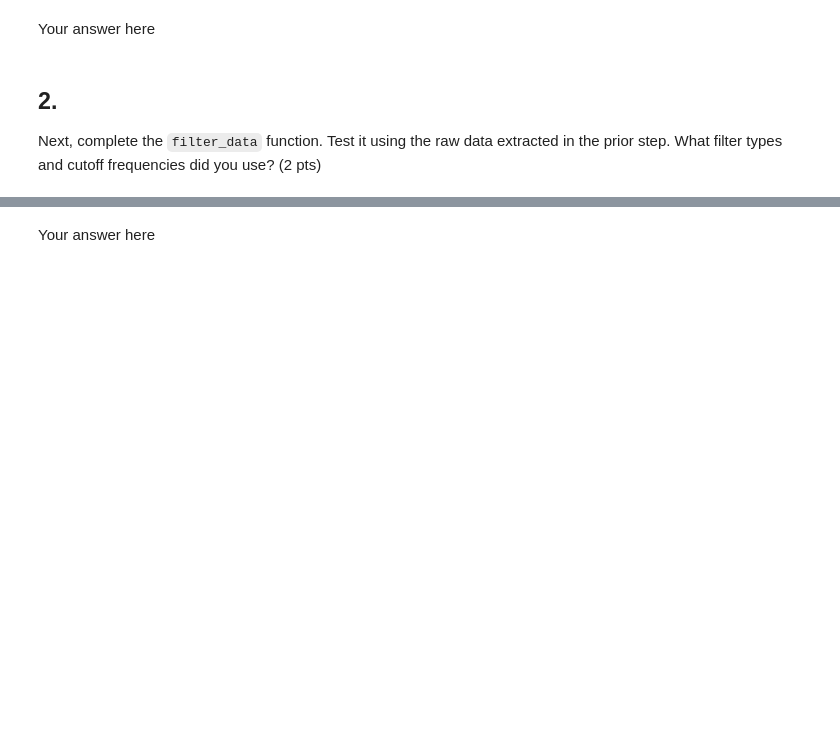
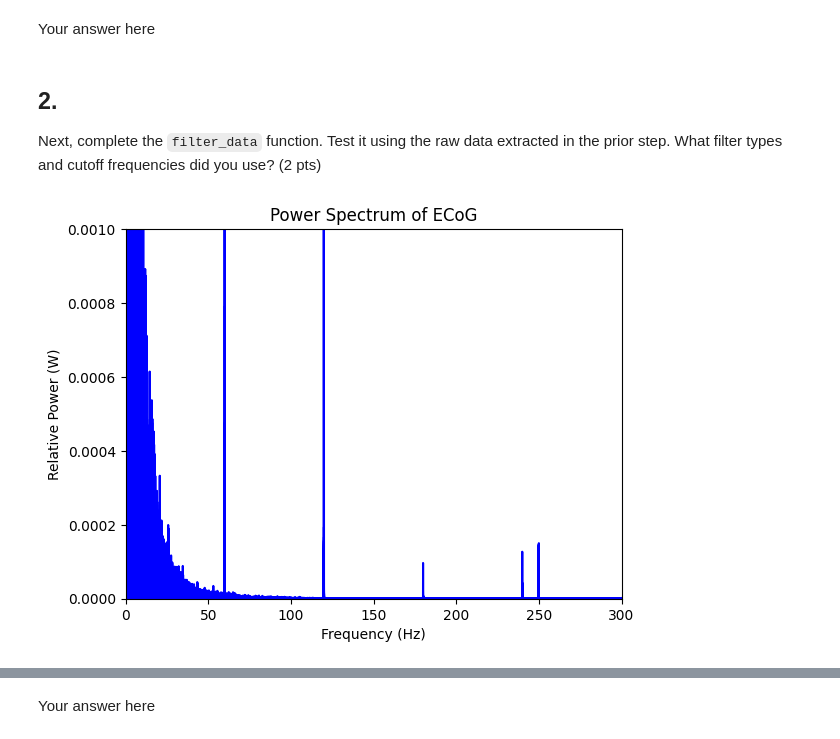
Before and after one commit to rotom303/Final_Project, a Jupyter notebook: Final_Project_Part_1_Questions.ipynb, the cells around one changed output, grey strips where cells are left out. Cells and saved outputs as stored; diff of their text form; code cells hidden in the pictures; blank space fills up the shorter version.

Commit message:
Overthinking Filter Design

```diff
--- a/Final_Project_Part_1_Questions.ipynb
+++ b/Final_Project_Part_1_Questions.ipynb
@@ -131,0 +146,15 @@ Extract the dataglove and ECoG data for each subject from the pickle file. Feel
+# %%
+m = len(proj_data['ecog'][0][:,0]) # Number of samples per channel
+trn_m = int(m *2/3)
+tst_m = int(m/3)
+print(f'There are {m} samples per channel for each ECoG recording.')
+print(f'The first {trn_m} samples in each channel will be the traing data.')
+print(f'The remaining {tst_m} samples in each channel will be for validation.')
+training = []
+testing = []
+for i in range(3):
+  total = len(proj_data['ecog'][i].flatten())
+  training.append(proj_data['ecog'][i][0:trn_m,:])
+  testing.append(proj_data['ecog'][i][trn_m:m,:])
+  print(f'In subject {i+1}, there are a total of {total} ECoG samples.')
+  print(f'{len(training[i].flatten())} for training and {len(testing[i].flatten())} for testing')
@@ -131,0 +171,15 @@ Extract the dataglove and ECoG data for each subject from the pickle file. Feel
+# %%
+m = len(proj_data['data_glove'][0][:,0]) # Number of samples per channel
+trn_m = int(m *2/3)
+tst_m = int(m/3)
+print(f'There are {m} samples per channel for each ECoG recording.')
+print(f'The first {trn_m} samples in each channel will be the traing data.')
+print(f'The remaining {tst_m} samples in each channel will be for validation.')
+trainingGlove = []
+testingGlove = []
+for i in range(3):
+  total = len(proj_data['data_glove'][i].flatten())
+  trainingGlove.append(proj_data['data_glove'][i][0:trn_m,:])
+  testingGlove.append(proj_data['data_glove'][i][trn_m:m,:])
+  print(f'In subject {i+1}, there are a total of {total} Data Glove samples.')
+  print(f'{len(trainingGlove[i].flatten())} for training and {len(testingGlove[i].flatten())} for testing')
@@ -134,3 +208,20 @@ Your answer here
 # %% [markdown]
 ## 2.
 Next, complete the `filter_data` function. Test it using the raw data extracted in the prior step. What filter types and cutoff frequencies did you use? (2 pts)
+# %%
+from scipy.fft import fft, fftfreq
+# Code to identify the best filter
+fs = 1000
+for i in range(len(training[0][0,:])):
+  signal = training[0][:,i]
+  f = fftfreq(len(signal),1/fs) # Create frequency domain for x axis
+  freq_response = fft(signal) # take the fft of ep signal
+  power = freq_response* np.conj(freq_response)/len(f) # calculate power spectrum of fft.
+  plt.plot(f,power*1e-12,'b') # 1e-12 is unit conversion from pW to W
+  #plt.plot(f,freq_response*1e-6)
+plt.xlim(0,300);plt.ylim(0,0.001)
+plt.title('Power Spectrum of ECoG')
+plt.xlabel('Frequency (Hz)')
+plt.ylabel('Relative Power (W)');
+# %% [output]
+[figure, added]
```
Also changed, not shown: parts of 21 cells of this notebook.
